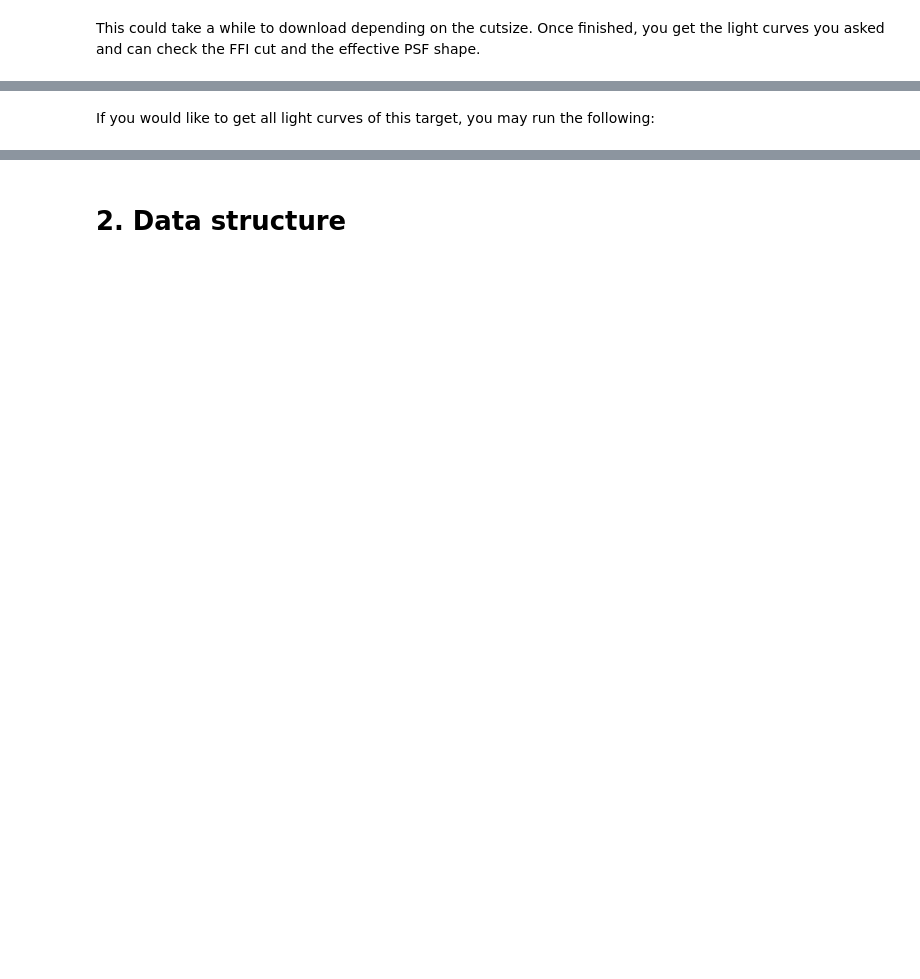
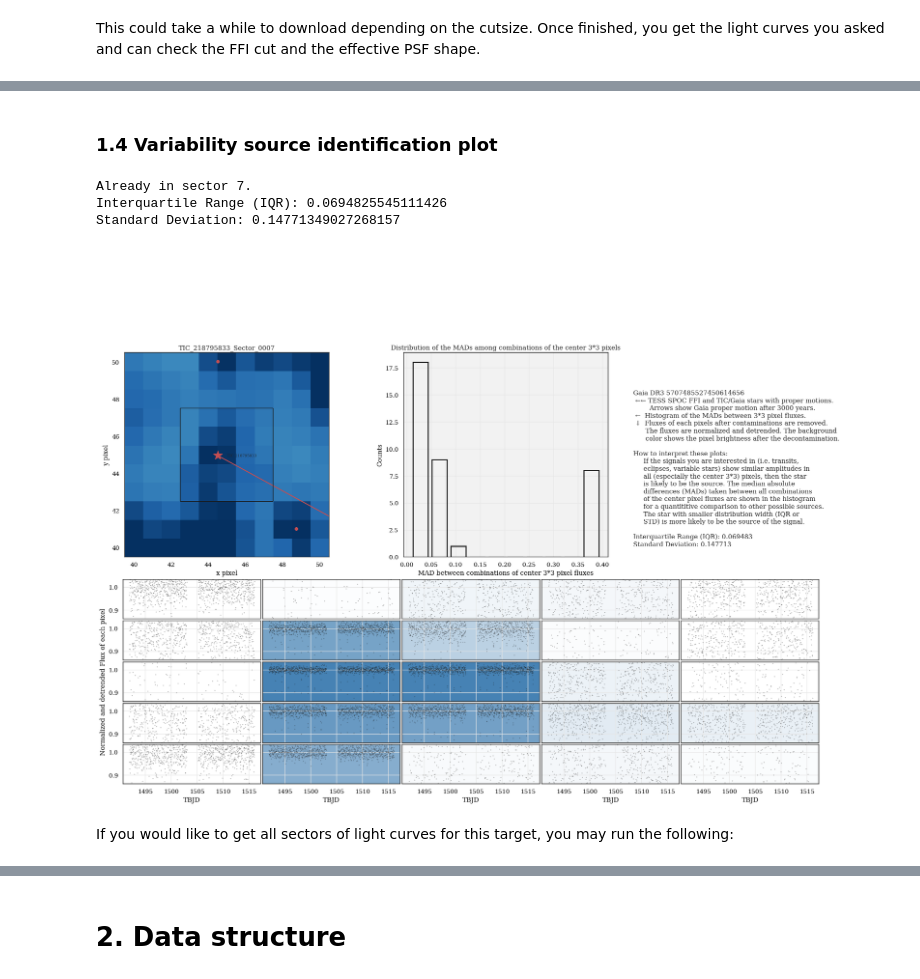
Before and after one commit to TeHanHunter/TESS_Gaia_Light_Curve, a Jupyter notebook: tutorial/TGLC_tutorial.ipynb, the cells around one changed output, grey strips where cells are left out. Cells and saved outputs as stored; diff of their text form; code cells hidden in the pictures; blank space fills up the shorter version.

```diff
--- a/tutorial/TGLC_tutorial.ipynb
+++ b/tutorial/TGLC_tutorial.ipynb
@@ -78,5 +110,21 @@ plt.show()
+# %% [markdown]
+### 1.4 Variability source identification plot
+# %%
+%matplotlib inline
+from tglc.quick_lc import plot_contamination
+plot_contamination(local_directory=local_directory,  # directory to output everything
+                   gaia_dr3=5707485527450614656,  # Gaia DR3 ID for the target to analyze
+                   ymin=None, # manually set ymin of pixel fluxes,
+                   ymax=None, # manually set ymax of pixel fluxes,
+                   pm_years=3000 # determines the proper motion arrow length of equivalent years
+                   )
+# %% [output]
+Already in sector 7.
+Interquartile Range (IQR): 0.0694825545111426
+Standard Deviation: 0.14771349027268157
+[figure, added]
 # %% [markdown]
-If you would like to get all light curves of this target, you may run the following:
+If you would like to get all sectors of light curves for this target, you may run the following:
 # %%
 tglc_lc(target=target, local_directory=local_directory, size=90, save_aper=True, limit_mag=15,
         get_all_lc=False, first_sector_only=False, sector=None, prior=None)
```
Also changed, not shown: parts of 12 cells of this notebook, 1 other file.
